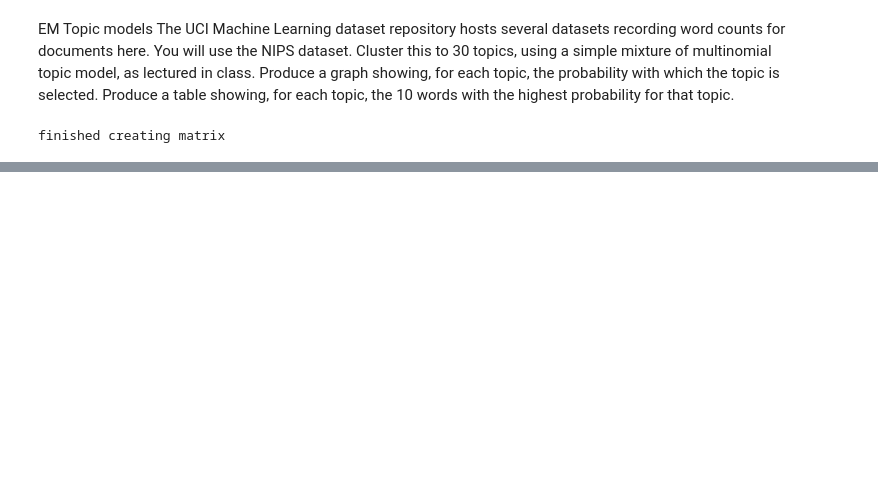
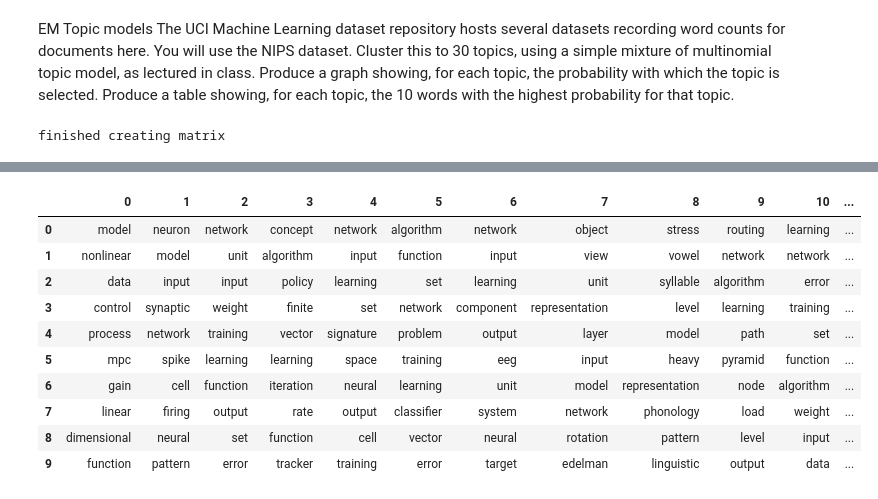
Before and after one commit to Salil999/applied_machine_learning, a Jupyter notebook: hw6/hw6_p1.ipynb, the cells around one changed output, grey strips where cells are left out. Saved outputs shown, nothing was run; the diff lists cells and outputs as text; code cells hidden in the pictures; blank space fills up the shorter version.

Commit message:
created a nice visual table

```diff
--- a/hw6/hw6_p1.ipynb
+++ b/hw6/hw6_p1.ipynb
@@ -186,0 +185,15 @@ print(np.array(top_words))
+# %%
+df = pd.DataFrame(np.asarray(top_words)).T
+df[[x for x in range(12)]]
+# %% [output]
+|  | 0 | 1 | 2 | 3 | 4 | 5 | 6 | 7 | 8 | 9 | 10 | ... |
+| 0 | model | neuron | network | concept | network | algorithm | network | object | stress | routing | learning | ... |
+| 1 | nonlinear | model | unit | algorithm | input | function | input | view | vowel | network | network | ... |
+| 2 | data | input | input | policy | learning | set | learning | unit | syllable | algorithm | error | ... |
+| 3 | control | synaptic | weight | finite | set | network | component | representation | level | learning | training | ... |
+| 4 | process | network | training | vector | signature | problem | output | layer | model | path | set | ... |
+| 5 | mpc | spike | learning | learning | space | training | eeg | input | heavy | pyramid | function | ... |
+| 6 | gain | cell | function | iteration | neural | learning | unit | model | representation | node | algorithm | ... |
+| 7 | linear | firing | output | rate | output | classifier | system | network | phonology | load | weight | ... |
+| 8 | dimensional | neural | set | function | cell | vector | neural | rotation | pattern | level | input | ... |
+| 9 | function | pattern | error | tracker | training | error | target | edelman | linguistic | output | data | ... |
```
Also changed, not shown: parts of 7 cells of this notebook.
